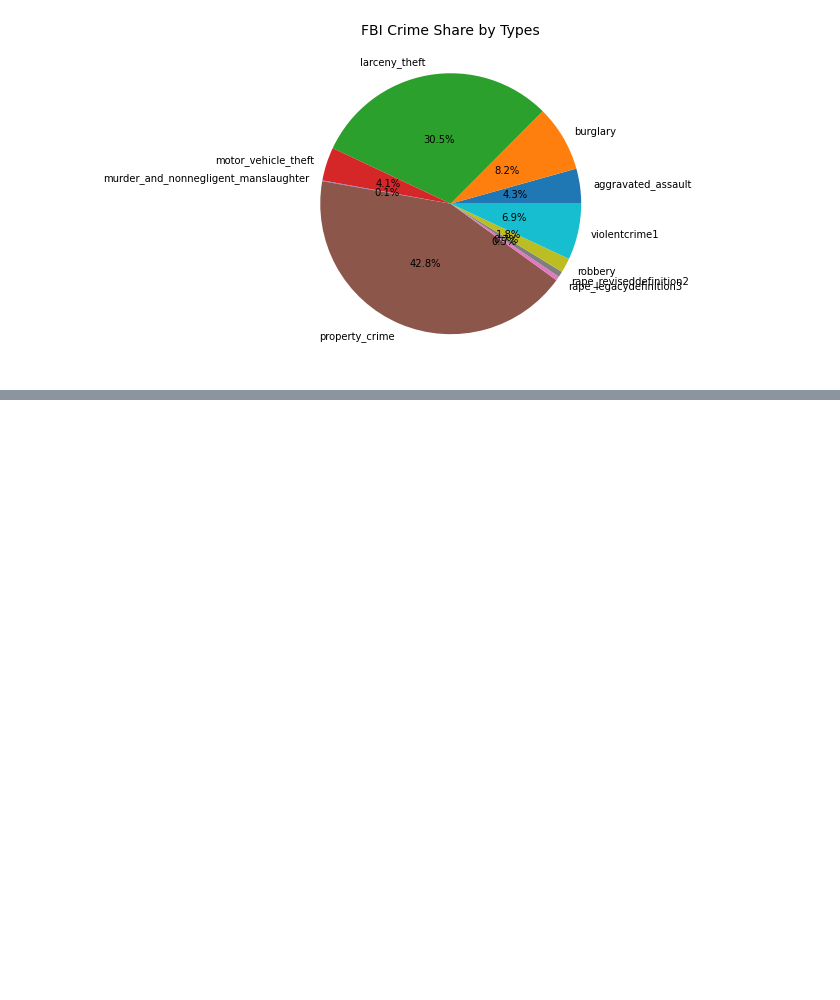
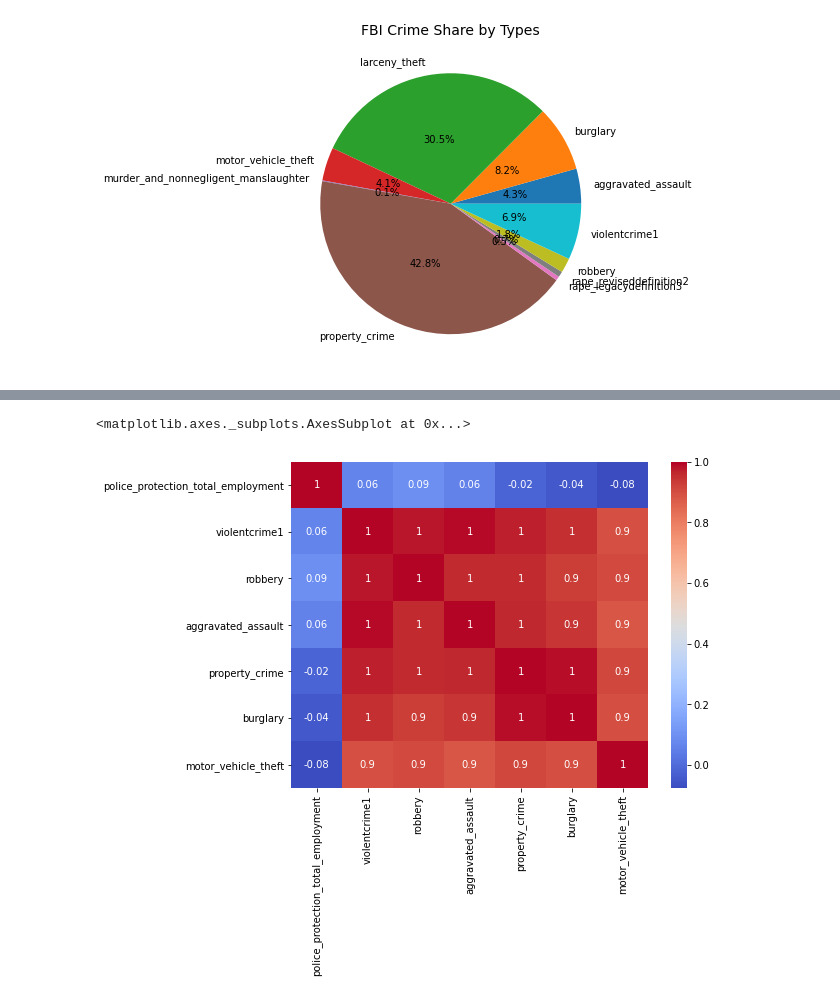
Before and after one commit to ninadcpa/DSC540, a Jupyter notebook: Final_Project.ipynb, the cells around one changed output, grey strips where cells are left out. Cells and saved outputs as stored; diff of their text form; code cells hidden in the pictures; blank space fills up the shorter version.

```diff
--- a/Final_Project.ipynb
+++ b/Final_Project.ipynb
@@ -958,0 +988,7 @@ plt.show()
+# %%
+pp_emp_crime = pd.read_sql('select e.police_protection_total_employment, c.violentcrime1, \
+          c.robbery, \
+          c.aggravated_assault,c.property_crime,c.burglary, \
+          c.motor_vehicle_theft from fbi_crimes as c,js_employment as e \
+          where c.state=e.state', conn)
+pp_emp_crime.head(5)
@@ -958,0 +1002,7 @@ plt.show()
+# %%
+plt.figure(figsize=(8,6))
+#sns.heatmap(df.corr(), annot = True, fmt='.1g', cmap= 'coolwarm')
+sns.heatmap(pp_emp_crime.corr(), annot = True, fmt='.1g', cmap= 'coolwarm')
+# %% [output]
+<matplotlib.axes._subplots.AxesSubplot at 0x...>
+[figure, added]
```
Also changed, not shown: parts of 7 cells of this notebook.
